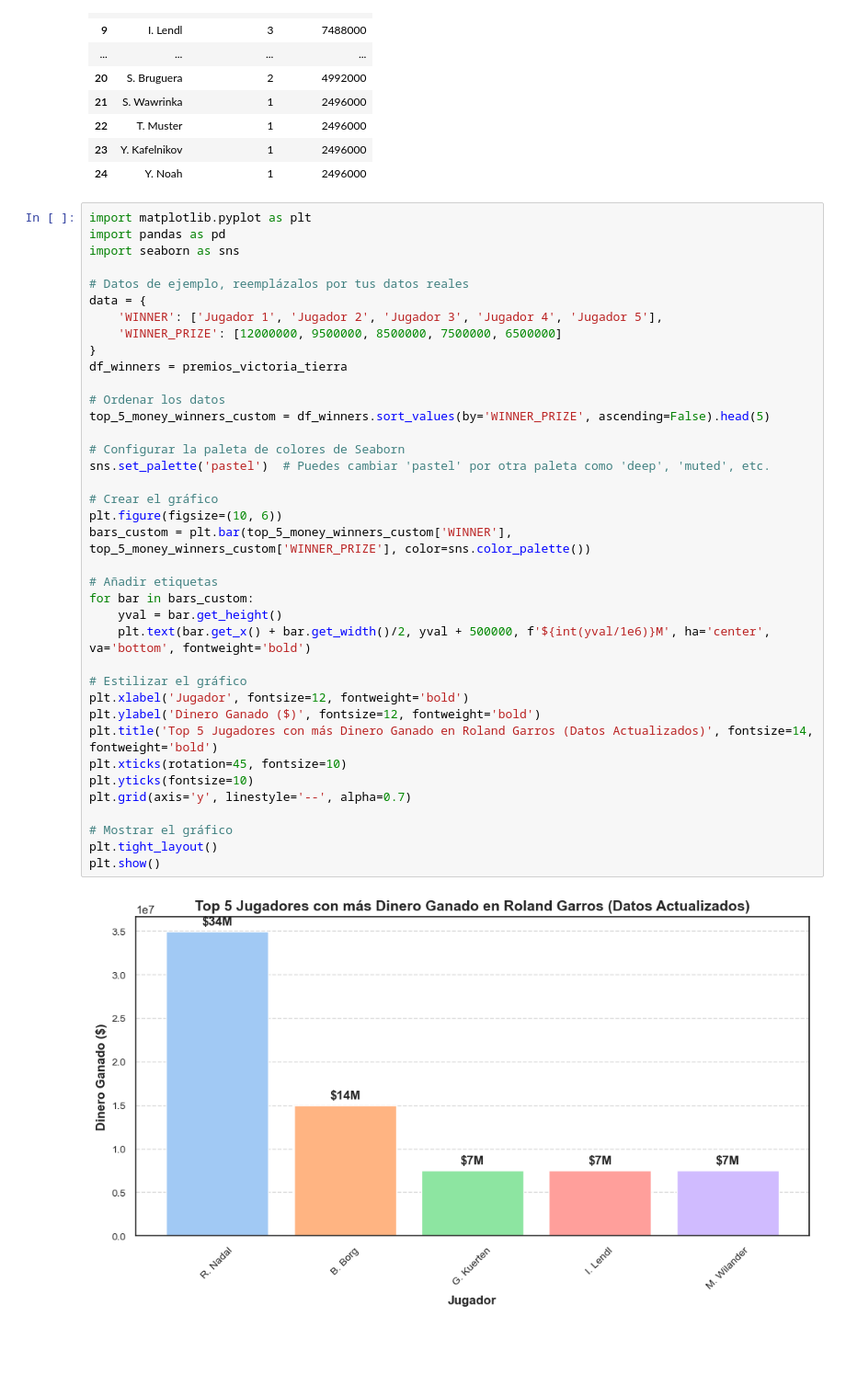
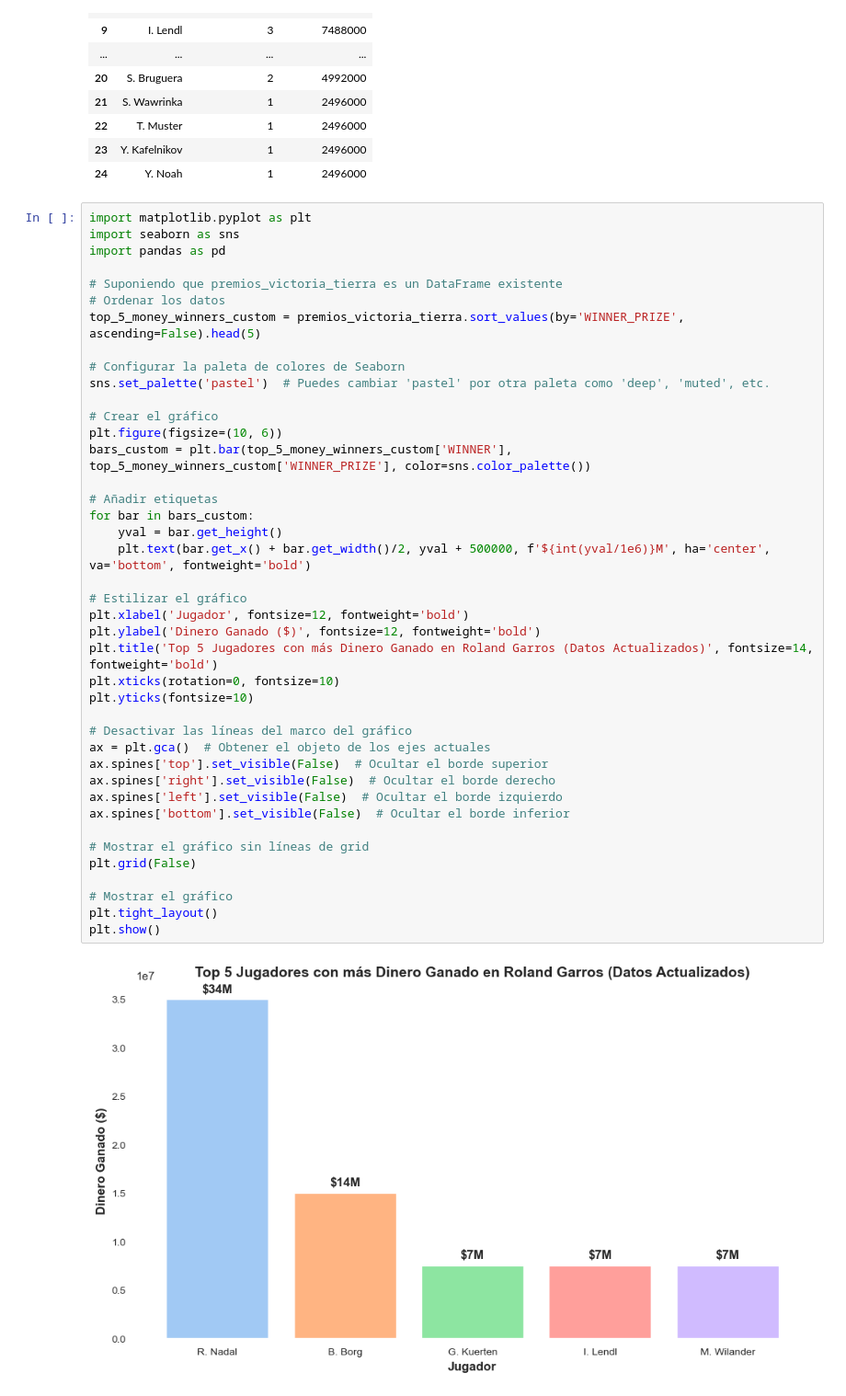
Before and after one commit to Lokhy87/EDA_entrega, a Jupyter notebook: Limpieza.ipynb, the cells around one changed output. Shown at 92% size. Cells and saved outputs as stored; diff of their text form; blank space fills up the shorter version.

```diff
--- a/Limpieza.ipynb
+++ b/Limpieza.ipynb
@@ -1288,41 +1288,44 @@ premios_victoria_tierra
 | 24 | Y. Noah | 1 | 2496000 |
 # %%
 import matplotlib.pyplot as plt
+import seaborn as sns
 import pandas as pd
-import seaborn as sns
 
-# Datos de ejemplo, reemplázalos por tus datos reales
-data = {
-    'WINNER': ['Jugador 1', 'Jugador 2', 'Jugador 3', 'Jugador 4', 'Jugador 5'],
-    'WINNER_PRIZE': [12000000, 9500000, 8500000, 7500000, 6500000]
-}
-df_winners = premios_victoria_tierra
-
+# Suponiendo que premios_victoria_tierra es un DataFrame existente
 # Ordenar los datos
-top_5_money_winners_custom = df_winners.sort_values(by='WINNER_PRIZE', ascending=False).head(5)
+top_5_money_winners_custom = premios_victoria_tierra.sort_values(by='WINNER_PRIZE', ascending=False).head(5)
 
 # Configurar la paleta de colores de Seaborn
 sns.set_palette('pastel')  # Puedes cambiar 'pastel' por otra paleta como 'deep', 'muted', etc.
 
 # Crear el gráfico
 plt.figure(figsize=(10, 6))
 bars_custom = plt.bar(top_5_money_winners_custom['WINNER'], top_5_money_winners_custom['WINNER_PRIZE'], color=sns.color_palette())
 
 # Añadir etiquetas
 for bar in bars_custom:
     yval = bar.get_height()
     plt.text(bar.get_x() + bar.get_width()/2, yval + 500000, f'${int(yval/1e6)}M', ha='center', va='bottom', fontweight='bold')
 
 # Estilizar el gráfico
 plt.xlabel('Jugador', fontsize=12, fontweight='bold')
 plt.ylabel('Dinero Ganado ($)', fontsize=12, fontweight='bold')
 plt.title('Top 5 Jugadores con más Dinero Ganado en Roland Garros (Datos Actualizados)', fontsize=14, fontweight='bold')
-plt.xticks(rotation=45, fontsize=10)
+plt.xticks(rotation=0, fontsize=10)
 plt.yticks(fontsize=10)
-plt.grid(axis='y', linestyle='--', alpha=0.7)
+
+# Desactivar las líneas del marco del gráfico
+ax = plt.gca()  # Obtener el objeto de los ejes actuales
+ax.spines['top'].set_visible(False)  # Ocultar el borde superior
+ax.spines['right'].set_visible(False)  # Ocultar el borde derecho
+ax.spines['left'].set_visible(False)  # Ocultar el borde izquierdo
+ax.spines['bottom'].set_visible(False)  # Ocultar el borde inferior
+
+# Mostrar el gráfico sin líneas de grid
+plt.grid(False)
 
 # Mostrar el gráfico
 plt.tight_layout()
 plt.show()
 # %% [output]
-[figure, old version]
+[figure, new version]
```
Also changed, not shown: parts of 5 cells of this notebook, 1 other file.
